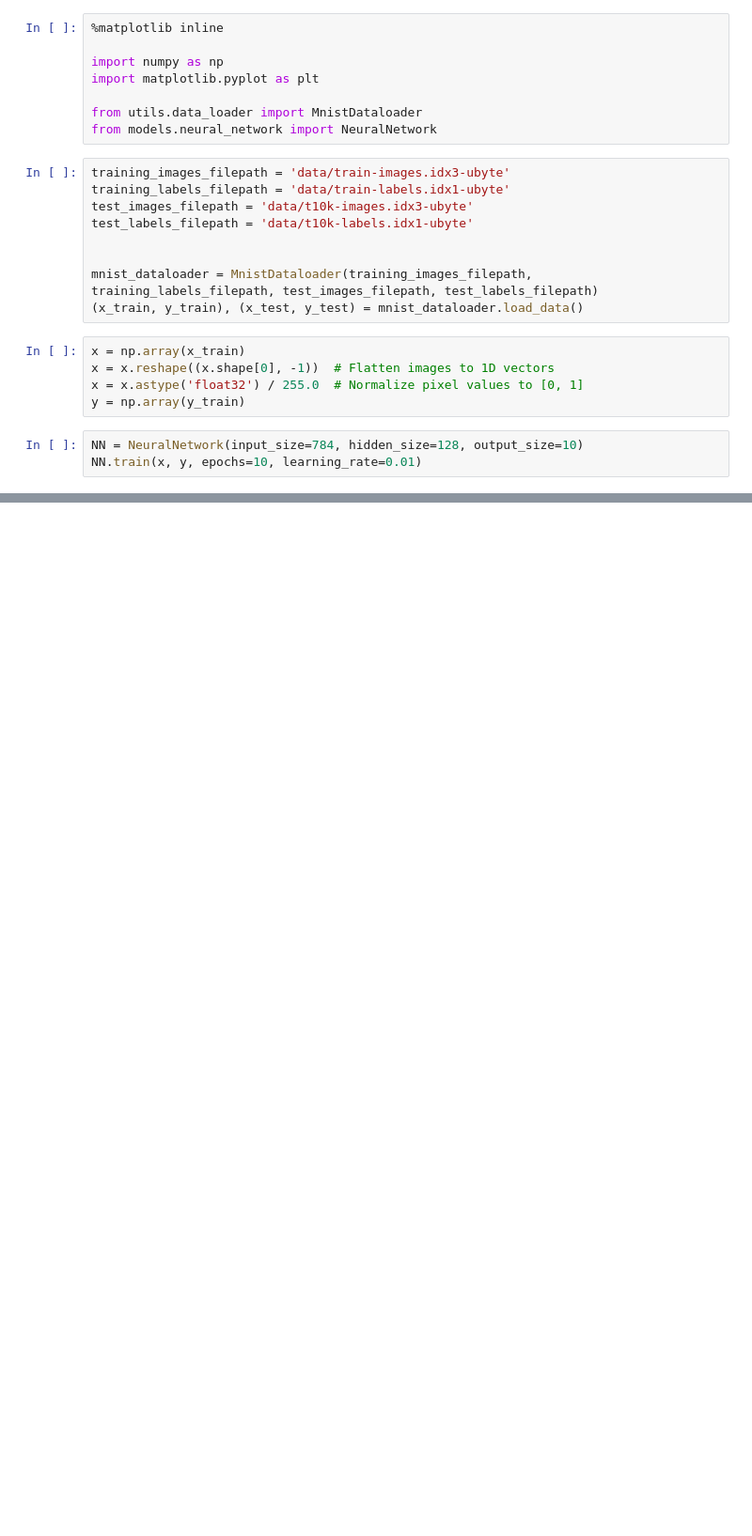
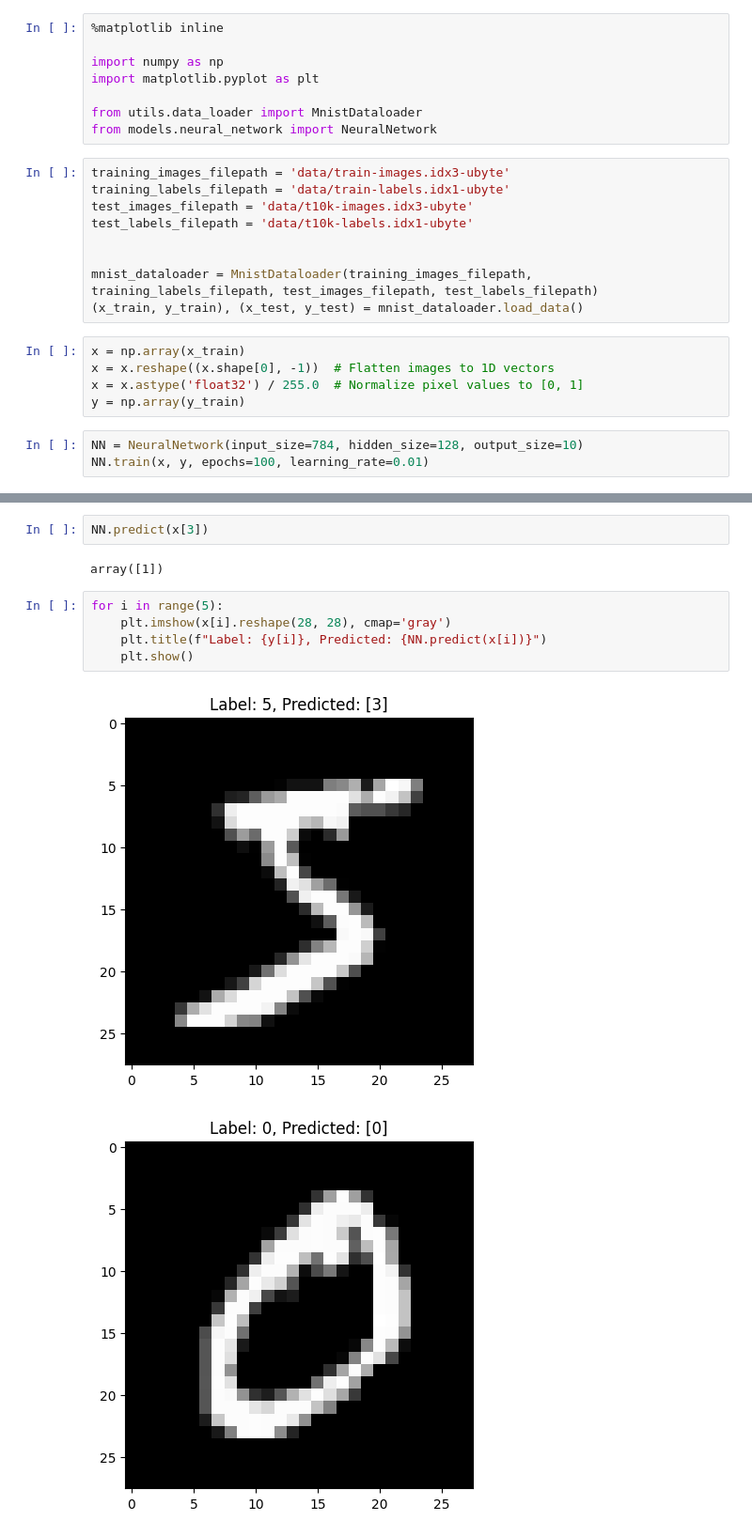
Before and after one commit to holmen1/mnist-from-scratch, a Jupyter notebook: mnist.ipynb, the cells around one changed output, grey strips where cells are left out. Shown at 94% size. Drawn from its saved outputs; the diff is of its cells as text; blank space fills up the shorter version.

Commit message:
predict

```diff
--- a/mnist.ipynb
+++ b/mnist.ipynb
@@ -22,5 +22,5 @@ x = x.astype('float32') / 255.0  # Normalize pixel values to [0, 1]
 y = np.array(y_train)
 # %%
 NN = NeuralNetwork(input_size=784, hidden_size=128, output_size=10)
-NN.train(x, y, epochs=10, learning_rate=0.01)
+NN.train(x, y, epochs=100, learning_rate=0.01)
 # %% [output]
@@ -27,0 +41,12 @@ Epoch 0: Loss = 2.3019, Accuracy = 0.1196
+# %%
+NN.predict(x[3])
+# %% [output]
+array([1])
+# %%
+for i in range(5):
+    plt.imshow(x[i].reshape(28, 28), cmap='gray')
+    plt.title(f"Label: {y[i]}, Predicted: {NN.predict(x[i])}")
+    plt.show()
+# %% [output]
+[figure, added]
+[figure, added]
```
Also changed, not shown: parts of 3 cells of this notebook.
